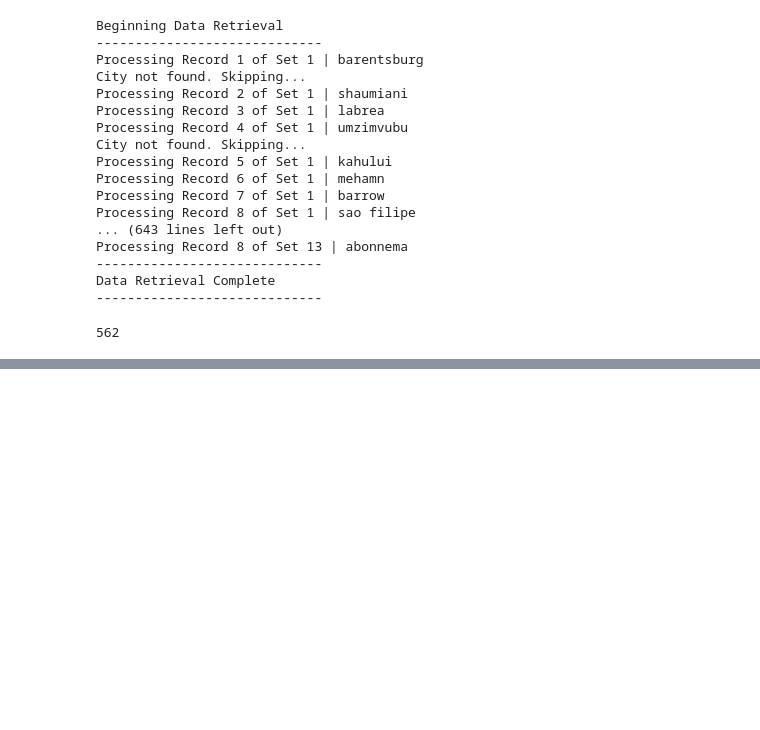
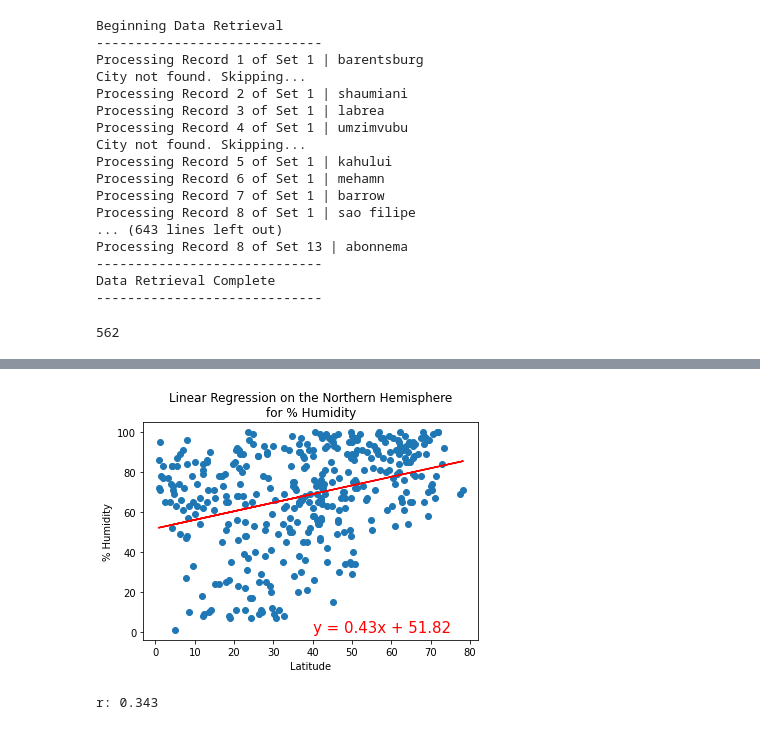
Before and after one commit to agomoll/World_Weather_Analysis, a Jupyter notebook: WeatherPy.ipynb, the cells around one changed output, grey strips where cells are left out. Cells and saved outputs as stored; diff of their text form; code cells hidden in the pictures; blank space fills up the shorter version.

```diff
--- a/WeatherPy.ipynb
+++ b/WeatherPy.ipynb
@@ -249,0 +350,16 @@ plt.show()
+# %%
+# Humidity Linear regression on the Northern Hemisphere
+x_values = northern_hemi_df["Lat"]
+y_values = northern_hemi_df["Humidity"]
+res = stats.linregress(x_values, y_values)
+
+# Call the function.
+plot_linear_regression(x_values,
+                       y_values,
+                       "Linear Regression on the Northern Hemisphere\nfor % Humidity",
+                       "% Humidity",(40,0))
+
+print(f"r: {res.rvalue:.3f}")
+# %% [output]
+[figure, added]
+r: 0.343
```
Also changed, not shown: parts of 21 cells of this notebook, 2 other files.
